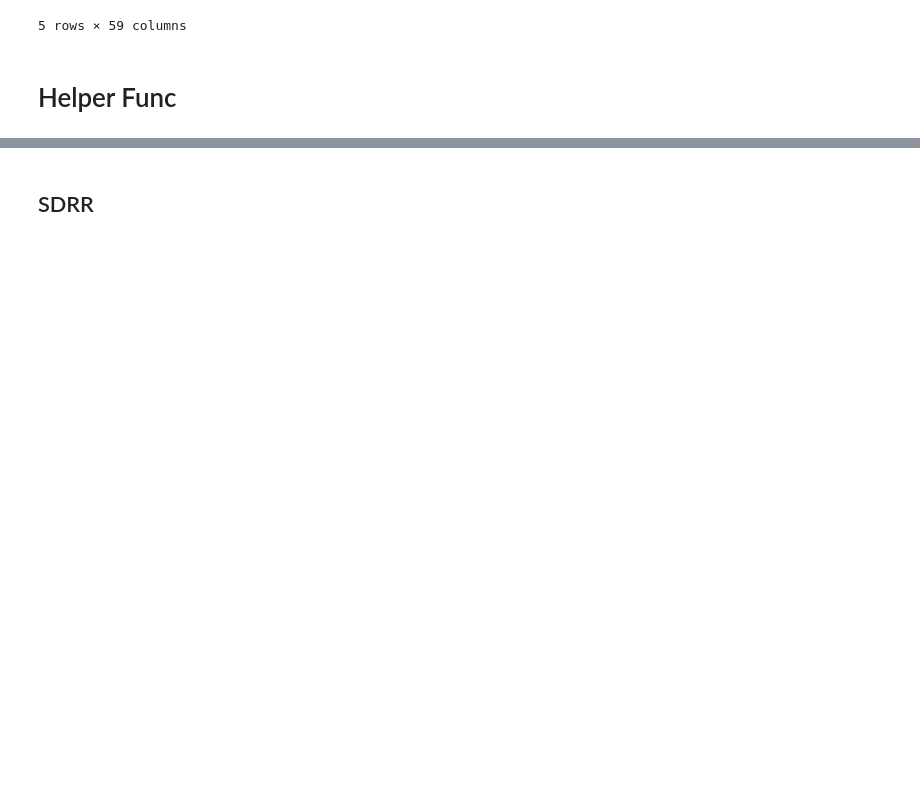
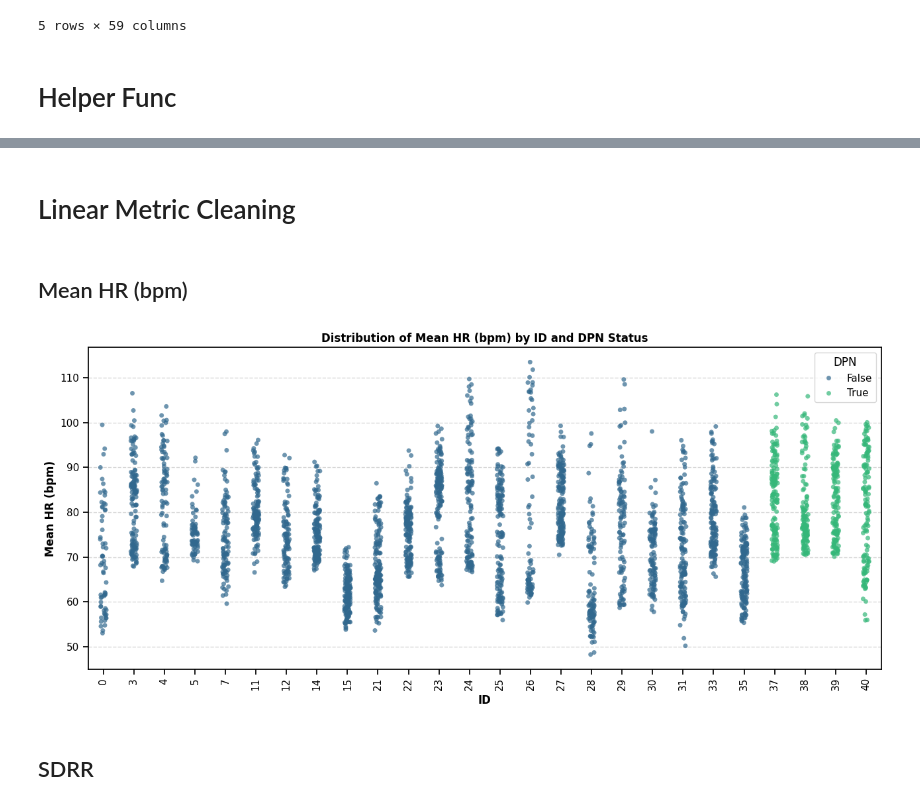
Before and after one commit to ad-aspera/HRV-EDA, a Jupyter notebook: manual_10min_cleaning.ipynb, the cells around one changed output, grey strips where cells are left out. Cells and saved outputs as stored; diff of their text form; code cells hidden in the pictures; blank space fills up the shorter version.

```diff
--- a/manual_10min_cleaning.ipynb
+++ b/manual_10min_cleaning.ipynb
@@ -71,3 +130,24 @@ cleaner = cleaner(data)
+# %% [markdown]
+# Linear Metric Cleaning
+# %% [markdown]
+## Mean HR (bpm)
+# %%
+cleaner.upper('Mean HR (bpm)', 115)
+cleaner.lower('Mean HR (bpm)', 53, [5])
+cleaner.lower('Mean HR (bpm)', 62, [24])
+cleaner.lower('Mean HR (bpm)', 40)
+cleaner.lower('Mean HR (bpm)', 60, [38])
+
+HR_upper_removal = [
+    [110, [11, 12]],
+    [94, [8, 14, 18]],
+    [105, [15]],
+]
+cleaner.upper_array_remove('Mean HR (bpm)', HR_upper_removal)
+
+cleaner.draw_metric('Mean HR (bpm)');
+# %% [output]
+[figure, added]
 # %% [markdown]
 ## SDRR
 # %%
```
Also changed, not shown: parts of 35 cells of this notebook, 6 other files.
